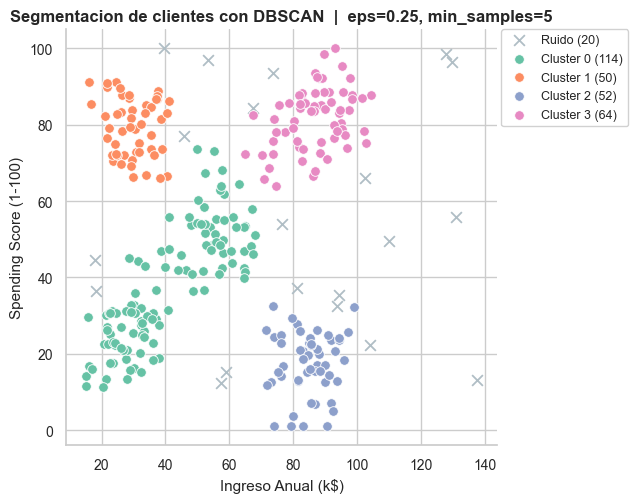
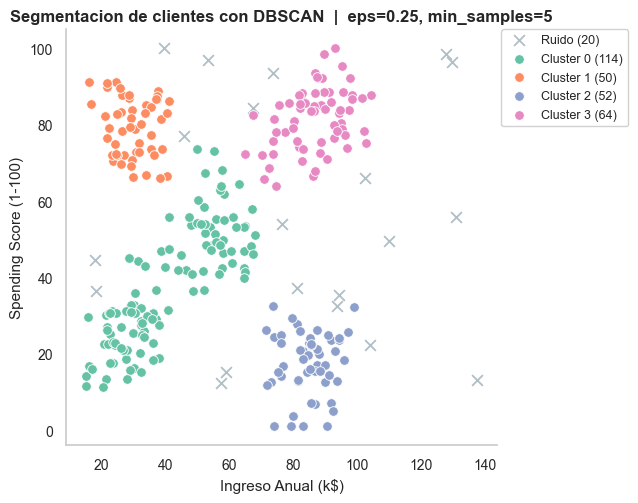
The change to this notebook cell's code, shown as a diff; its figure went from the first image to the second:
--- before
+++ after
@@ -29,4 +29,5 @@
           bbox_to_anchor=(1.01, 1), borderaxespad=0)
 ax.spines[["top", "right"]].set_visible(False)
+ax.grid(False)  # U3: scatter — data-ink ratio
 plt.tight_layout(rect=[0, 0, 0.82, 1])
 plt.show()

Commit: Agrega celdas descriptivas antes de cada bloque de código en ambos notebooks